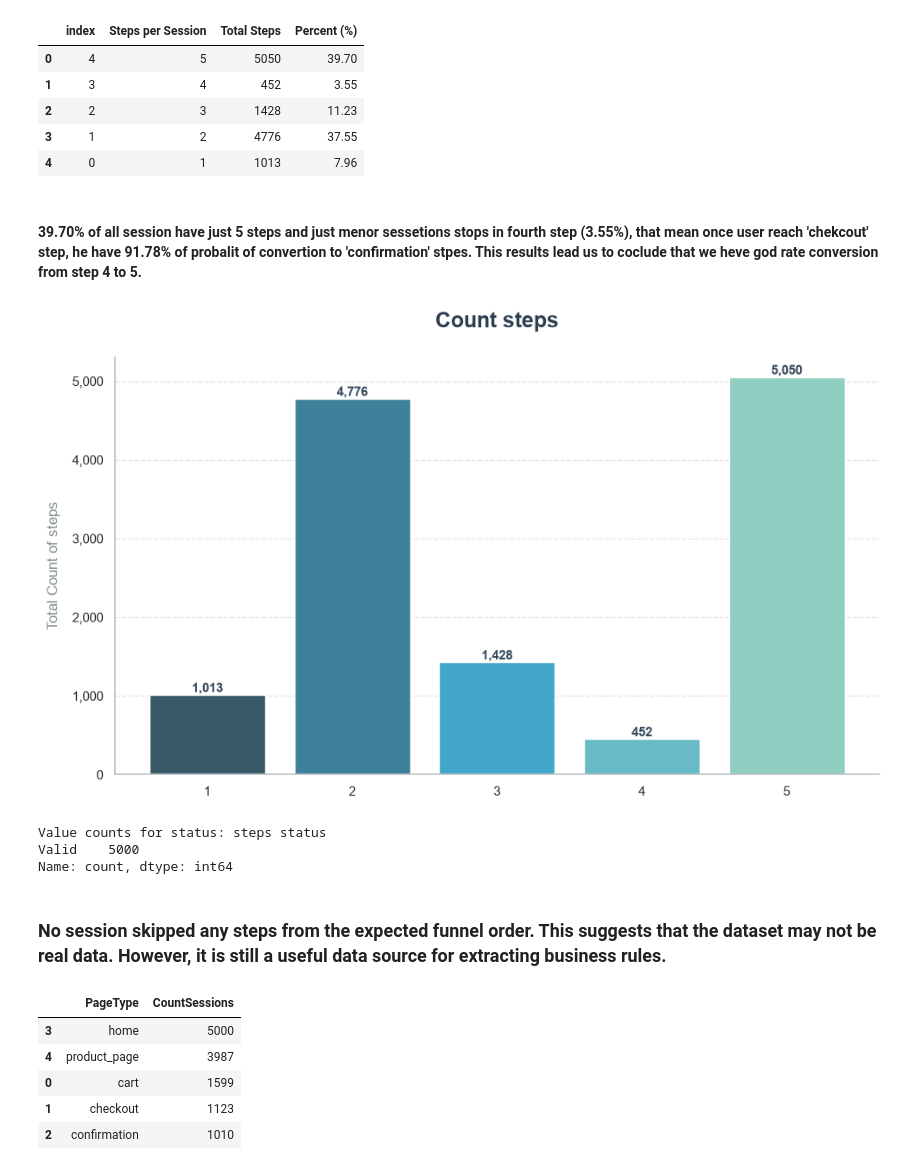
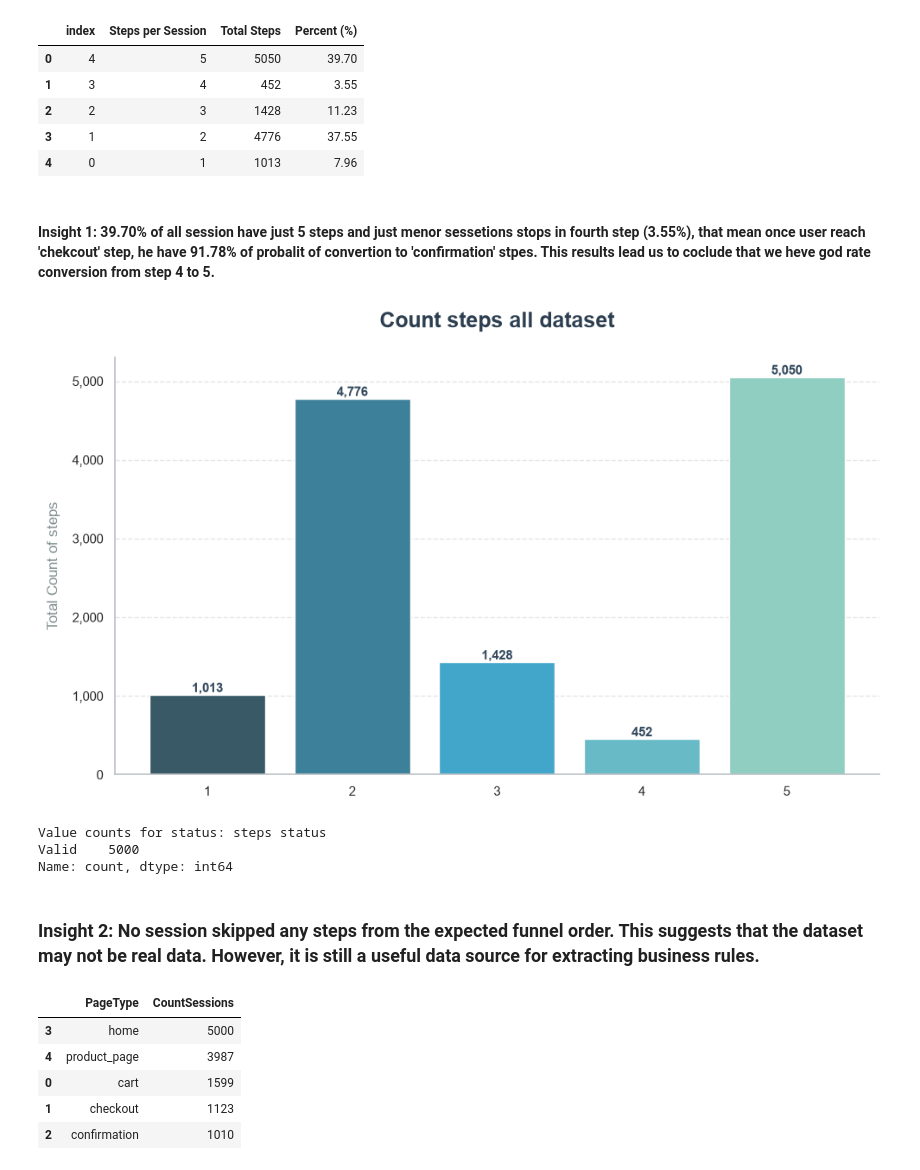
Before and after one commit to RondinellyOliveira/Funnel-Drop, a Jupyter notebook: Funnel_drop_analysis.ipynb, the cells around one changed output. Drawn from its saved outputs; the diff is of its cells as text; code cells hidden in the pictures.

```diff
--- a/Funnel_drop_analysis.ipynb
+++ b/Funnel_drop_analysis.ipynb
@@ -209,7 +209,7 @@ dfSteps
 | 3 | 1 | 2 | 4776 | 37.55 |
 | 4 | 0 | 1 | 1013 | 7.96 |
 # %% [markdown]
-#### 39.70% of all session have just 5 steps and just menor sessetions stops in fourth step (3.55%), that mean once user reach 'chekcout' step, he have 91.78% of probalit of convertion to 'confirmation' stpes. This results lead us to coclude that we heve god rate conversion from step 4 to 5.
+#### Insight 1: 39.70% of all session have just 5 steps and just menor sessetions stops in fourth step (3.55%), that mean once user reach 'chekcout' step, he have 91.78% of probalit of convertion to 'confirmation' stpes. This results lead us to coclude that we heve god rate conversion from step 4 to 5.
 # %%
 # 1. Theme & Color Palette
 sns.set_theme(style="white")  # Clean white background
@@ -228,7 +228,7 @@ bars = ax.bar(
 )
 
 # 4. Title and Labels
-ax.set_title("Count steps", fontsize=18, fontweight='bold', pad=25, loc='center', color='#2c3e50')
+ax.set_title("Count steps all dataset", fontsize=18, fontweight='bold', pad=25, loc='center', color='#2c3e50')
 ax.set_ylabel("Total Count of steps", fontsize=12, color='#7f8c8d', labelpad=10)
 
 # 5. Add Value Labels on top of bars
@@ -237,34 +237,34 @@ for bar in bars:
     ax.text(
         bar.get_x() + bar.get_width()/2.,
         height + (dfSteps['Steps per Session'].max() * 0.01),
         f'{int(height):,}',
         ha='center', va='bottom',
         fontsize=11, fontweight='bold', color='#34495e'
     )
 
 # 6. Formatting & Cleanup
 # Fixes the NameError by using mtick
 ax.yaxis.set_major_formatter(mtick.StrMethodFormatter('{x:,.0f}'))
 
 # Modernize the "look" by removing unnecessary lines
 ax.spines['top'].set_visible(False)
 ax.spines['right'].set_visible(False)
 ax.spines['left'].set_color('#bdc3c7')
 ax.spines['bottom'].set_color('#bdc3c7')
 
 # Add subtle horizontal gridlines
 ax.yaxis.grid(True, linestyle='--', which='major', color='grey', alpha=.2)
 
 # Adjust layout
 plt.tight_layout()
 
 # 7. High-End Export
 # 300 DPI is the standard for high-quality print/presentations
 fig.savefig('05_funnel_analysis_premium.png', dpi=300, bbox_inches='tight', transparent=False)
 
 plt.show()
 # %% [output]
-[figure, old version]
+[figure, new version]
 # %%
 # Expected order of funnel steps
 expected_order = ['home', 'product_page', 'cart', 'checkout', 'confirmation']
@@ -300,7 +300,7 @@ Value counts for status: steps status
 Valid    5000
 Name: count, dtype: int64
 # %% [markdown]
-### No session skipped any steps from the expected funnel order. This suggests that the dataset may not be real data. However, it is still a useful data source for extracting business rules.
+### Insight 2: No session skipped any steps from the expected funnel order. This suggests that the dataset may not be real data. However, it is still a useful data source for extracting business rules.
 # %%
 dDropCountSessions = dfsort.groupby('PageType')['SessionID'].nunique().reset_index().sort_values(by='SessionID', ascending=False).rename(columns={'SessionID': 'CountSessions'})
 dDropCountSessions
```
Also changed, not shown: parts of 6 cells of this notebook, 2 other files.
